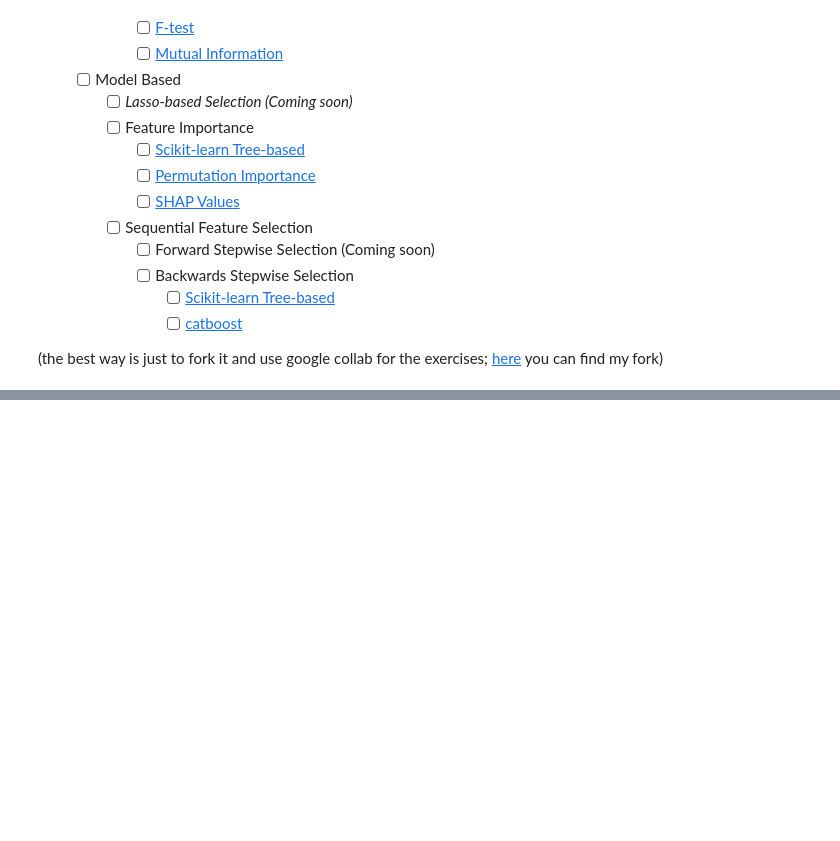
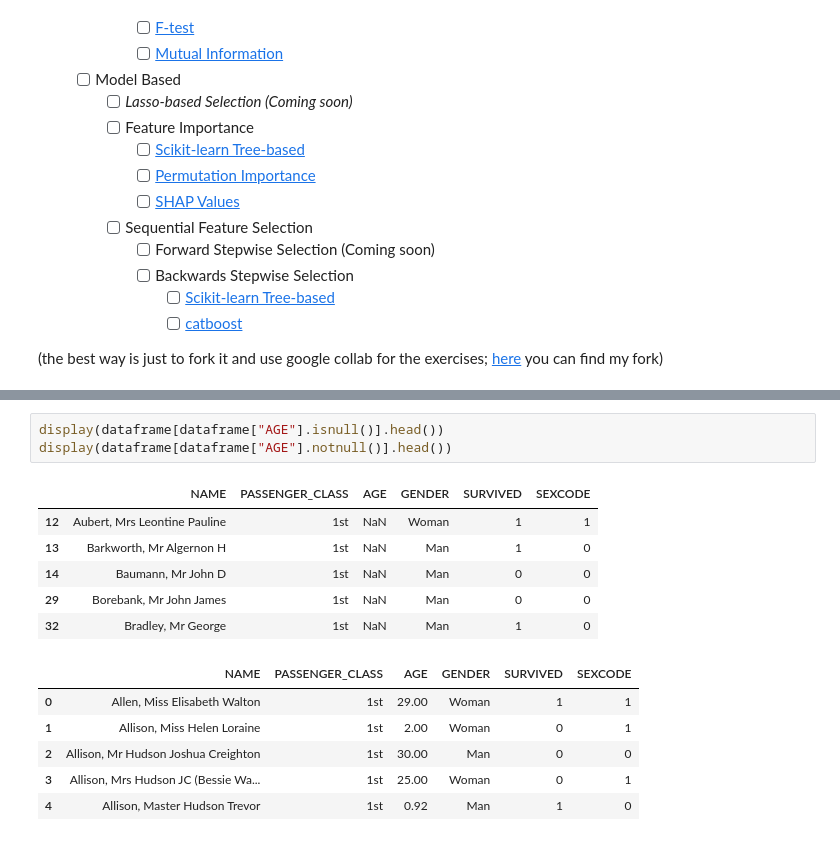
Before and after one commit to mikelandjelos/elfak-ml, a Jupyter notebook: ml_1_data_preprocessing.ipynb, the cells around one changed output, grey strips where cells are left out. Drawn from its saved outputs; the diff is of its cells as text; blank space fills up the shorter version.

```diff
--- a/ml_1_data_preprocessing.ipynb
+++ b/ml_1_data_preprocessing.ipynb
@@ -765,0 +978,16 @@ Std: [  1.11803399  11.18033989 111.80339887]
+# %%
+display(dataframe[dataframe["AGE"].isnull()].head())
+display(dataframe[dataframe["AGE"].notnull()].head())
+# %% [output]
+|  | NAME | PASSENGER_CLASS | AGE | GENDER | SURVIVED | SEXCODE |
+| 12 | Aubert, Mrs Leontine Pauline | 1st | NaN | Woman | 1 | 1 |
+| 13 | Barkworth, Mr Algernon H | 1st | NaN | Man | 1 | 0 |
+| 14 | Baumann, Mr John D | 1st | NaN | Man | 0 | 0 |
+| 29 | Borebank, Mr John James | 1st | NaN | Man | 0 | 0 |
+| 32 | Bradley, Mr George | 1st | NaN | Man | 1 | 0 |
+|  | NAME | PASSENGER_CLASS | AGE | GENDER | SURVIVED | SEXCODE |
+| 0 | Allen, Miss Elisabeth Walton | 1st | 29.00 | Woman | 1 | 1 |
+| 1 | Allison, Miss Helen Loraine | 1st | 2.00 | Woman | 0 | 1 |
+| 2 | Allison, Mr Hudson Joshua Creighton | 1st | 30.00 | Man | 0 | 0 |
+| 3 | Allison, Mrs Hudson JC (Bessie Wa... | 1st | 25.00 | Woman | 0 | 1 |
+| 4 | Allison, Master Hudson Trevor | 1st | 0.92 | Man | 1 | 0 |
```
Also changed, not shown: parts of 16 cells of this notebook, 1 other file.
